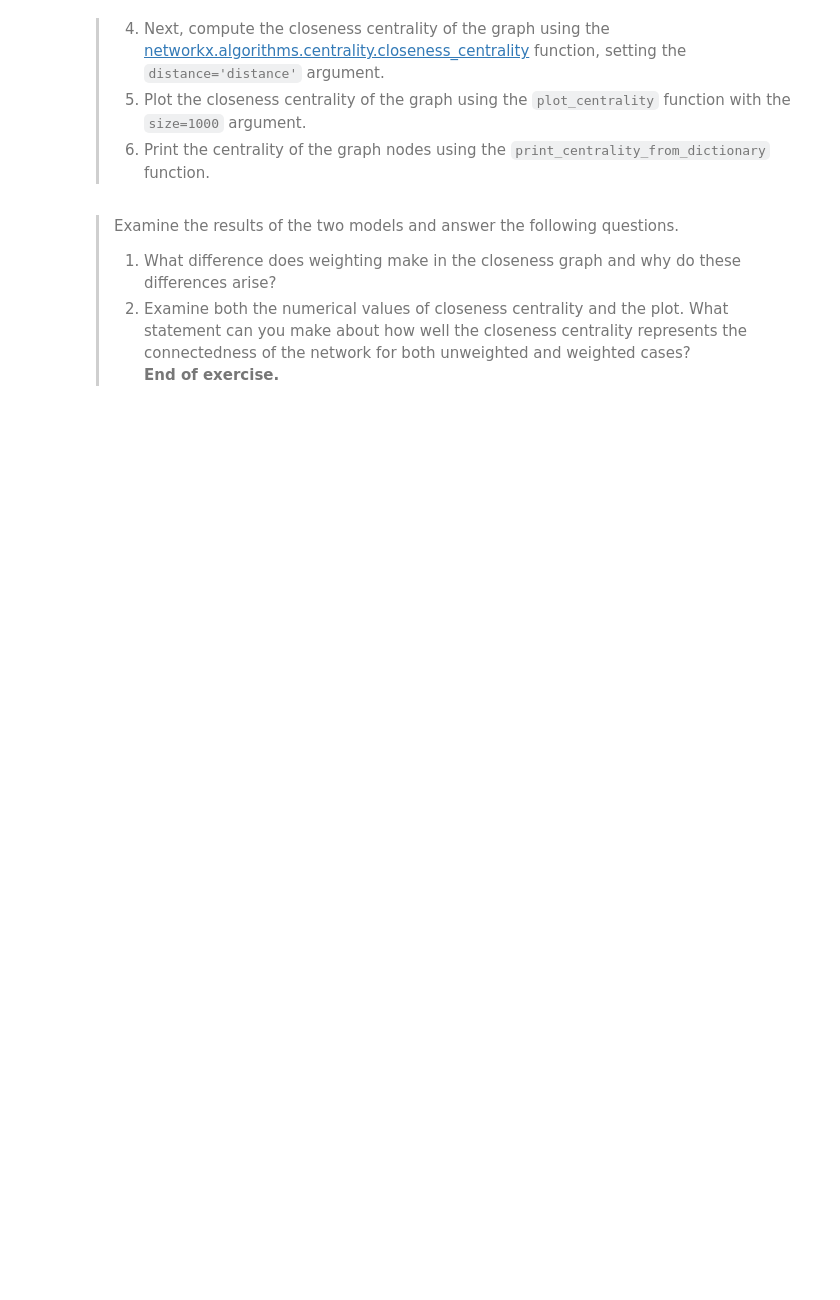
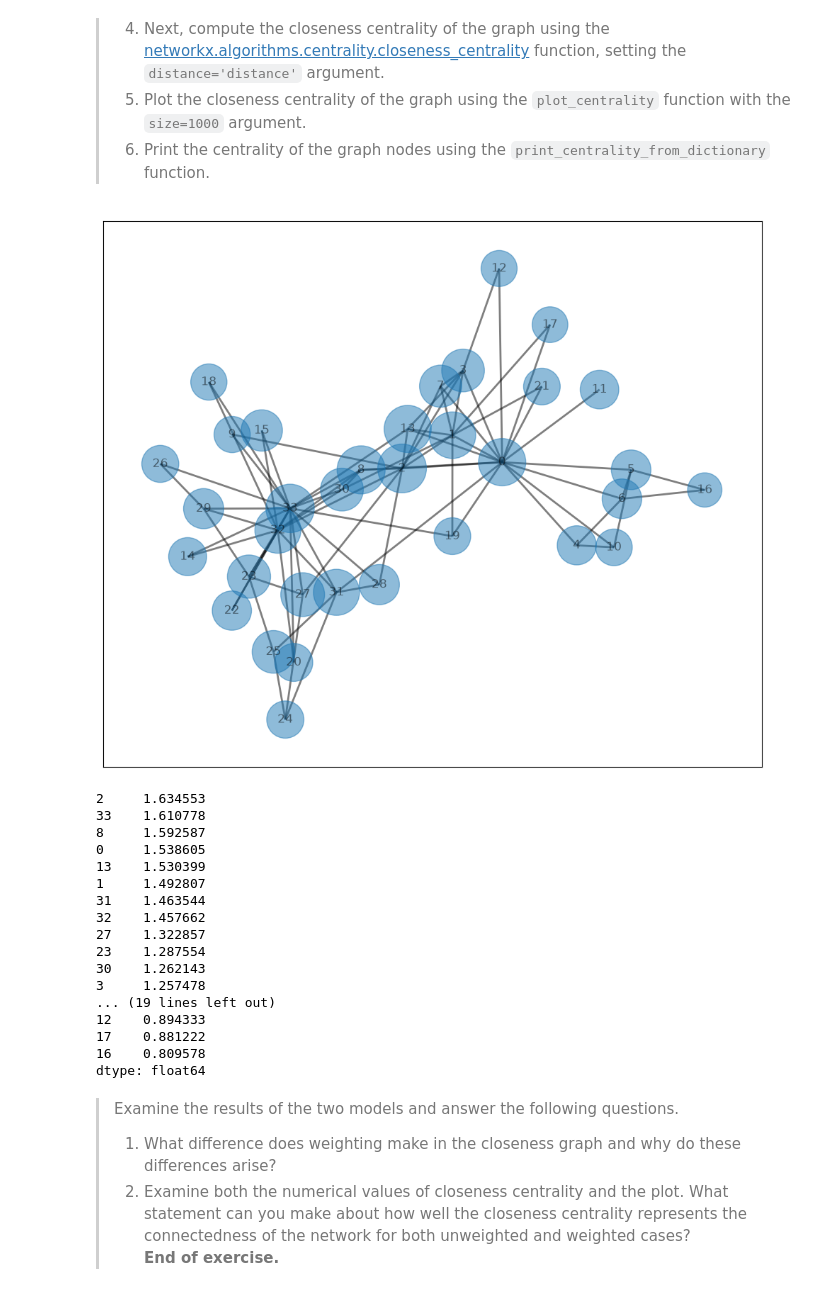
Before and after one commit to jonahneu/CSCI-E-108, a Jupyter notebook: notebooks/04_SocialNetworkAnalysis.ipynb, the cells around one changed output. Drawn from its saved outputs; the diff is of its cells as text; code cells hidden in the pictures; blank space fills up the shorter version.

```diff
--- a/notebooks/04_SocialNetworkAnalysis.ipynb
+++ b/notebooks/04_SocialNetworkAnalysis.ipynb
@@ -376,9 +396,29 @@ print_centrality_from_dictionary(karate_closeness_centrality)
 > 6. Print the centrality of the graph nodes using the `print_centrality_from_dictionary` function.
 # %%
 ## Put your code below
+karate_closeness_centrality = nx.closeness_centrality(K_club, distance="distance")
 
 plot_centrality(K_club, karate_closeness_centrality, size=1500, width=2)
 print_centrality_from_dictionary(karate_closeness_centrality)
+# %% [output]
+[figure, added]
+2     1.634553
+33    1.610778
+8     1.592587
+0     1.538605
+13    1.530399
+1     1.492807
+31    1.463544
+32    1.457662
+27    1.322857
+23    1.287554
+30    1.262143
+3     1.257478
+... (19 lines left out)
+12    0.894333
+17    0.881222
+16    0.809578
+dtype: float64
 # %% [markdown]
 > Examine the results of the two models and answer the following questions.
 > 1. What difference does weighting make in the closeness graph and why do these differences arise?
```
Also changed, not shown: parts of 36 cells of this notebook.
